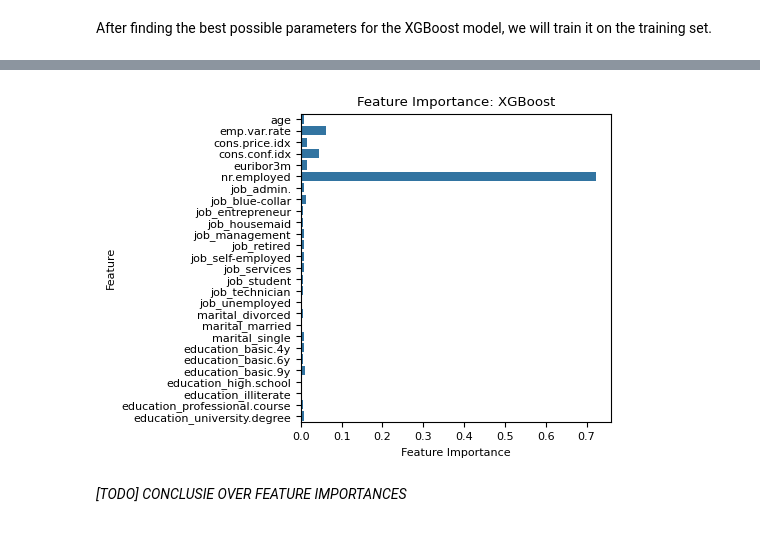
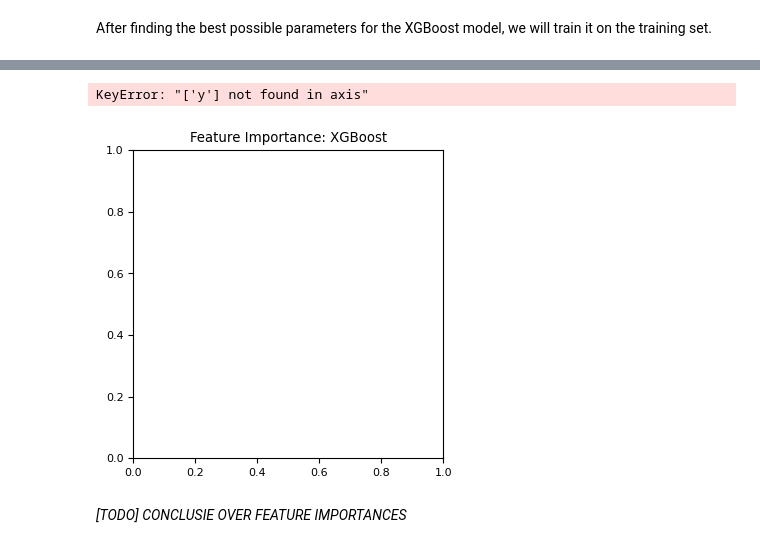
Before and after one commit to DSBE-Semester-A/DataMining, a Jupyter notebook: Assignment2/Assignment_2.ipynb, the cells around one changed output, grey strips where cells are left out. Drawn from its saved outputs; the diff is of its cells as text; code cells hidden in the pictures.

```diff
--- a/Assignment2/Assignment_2.ipynb
+++ b/Assignment2/Assignment_2.ipynb
@@ -724,0 +696,2 @@ SVM (Kyrie)
+# %%
+xvals = [GridSearchCV(m, param, return_train_score = True, n_jobs = -1, verbose= True, cv=3, scoring = 'roc_auc').fit(X_train_svm_reduced, y_train) for m, param in zip(models, params)]
@@ -724,0 +702,4 @@ SVM (Kyrie)
+# %%
+results_df = pd.DataFrame(xvals[0].cv_results_)
+results_df = results_df.sort_values('rank_test_score').reset_index()
+results_df = results_df.drop(['index'], axis=1)
@@ -724,0 +741,4 @@ SVM (Kyrie)
+# %%
+# Extract best parameters and print them
+best_params = results_df['params'][0]
+print(best_params)
@@ -724,0 +747,4 @@ SVM (Kyrie)
+# %%
+# Fit the model with the best parameters
+best_svc = SVC(**best_params)
+best_svc.fit(X_train_svm_reduced, y_train)
@@ -767,13 +814,14 @@ len(xgb_best.feature_importances_)
 # %%
 #visualize feature importance
 plt.figure(figsize=(4, 4));
 plt.title('Feature Importance: XGBoost');
-sns.barplot(x=xgb_best.feature_importances_, y=key_features.drop('y'));
+sns.barplot(x=xgb_best.feature_importances_, y=df_demo_encoded.drop('y'));
 plt.xlabel('Feature Importance');
 plt.ylabel('Feature');
 plt.show()
 # %% [output]
+KeyError: "['y'] not found in axis"
-[figure, old version]
+[figure, new version]
 # %% [markdown]
 *[TODO] CONCLUSIE OVER FEATURE IMPORTANCES*
 # %% [markdown]
```
Also changed, not shown: parts of 83 cells of this notebook.
